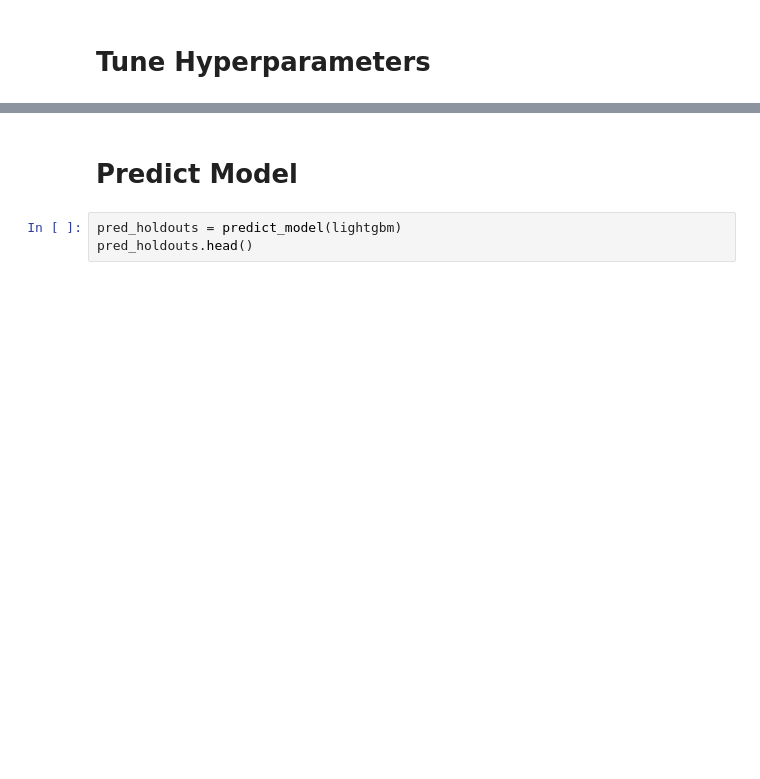
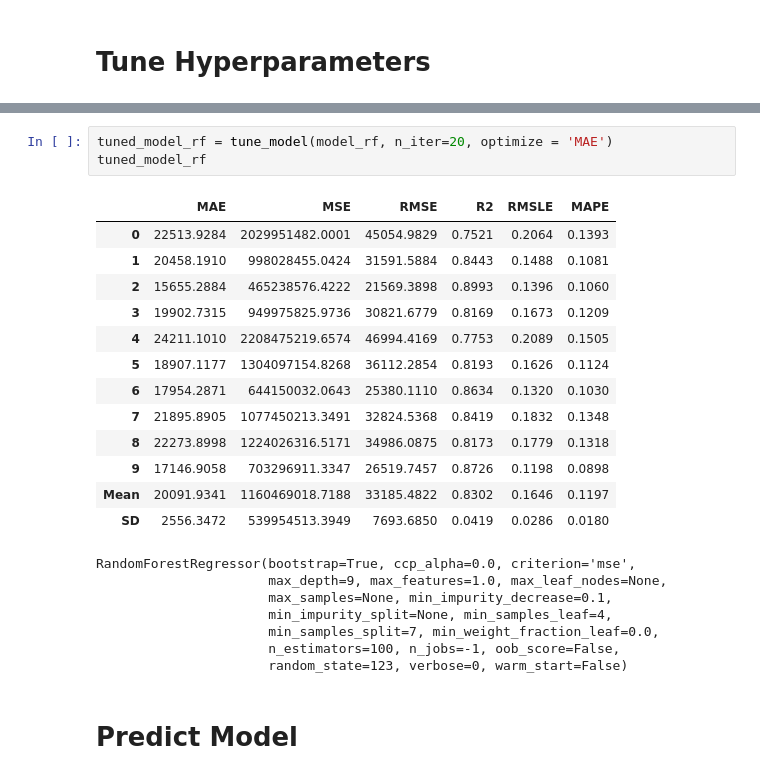
Before and after one commit to felipefiorini/HP_ART, a Jupyter notebook: notebooks/house-prices-auto-ml-pycaret.ipynb, the cells around one changed output, grey strips where cells are left out. Cells and saved outputs as stored; diff of their text form; blank space fills up the shorter version.

```diff
--- a/notebooks/house-prices-auto-ml-pycaret.ipynb
+++ b/notebooks/house-prices-auto-ml-pycaret.ipynb
@@ -50,5 +153,26 @@ best
+# %%
+tuned_model_rf = tune_model(model_rf, n_iter=20, optimize = 'MAE')
+tuned_model_rf
+# %% [output]
+|  | MAE | MSE | RMSE | R2 | RMSLE | MAPE |
+| 0 | 22513.9284 | 2029951482.0001 | 45054.9829 | 0.7521 | 0.2064 | 0.1393 |
+| 1 | 20458.1910 | 998028455.0424 | 31591.5884 | 0.8443 | 0.1488 | 0.1081 |
+| 2 | 15655.2884 | 465238576.4222 | 21569.3898 | 0.8993 | 0.1396 | 0.1060 |
+| 3 | 19902.7315 | 949975825.9736 | 30821.6779 | 0.8169 | 0.1673 | 0.1209 |
+| 4 | 24211.1010 | 2208475219.6574 | 46994.4169 | 0.7753 | 0.2089 | 0.1505 |
+| 5 | 18907.1177 | 1304097154.8268 | 36112.2854 | 0.8193 | 0.1626 | 0.1124 |
+| 6 | 17954.2871 | 644150032.0643 | 25380.1110 | 0.8634 | 0.1320 | 0.1030 |
+| 7 | 21895.8905 | 1077450213.3491 | 32824.5368 | 0.8419 | 0.1832 | 0.1348 |
+| 8 | 22273.8998 | 1224026316.5171 | 34986.0875 | 0.8173 | 0.1779 | 0.1318 |
+| 9 | 17146.9058 | 703296911.3347 | 26519.7457 | 0.8726 | 0.1198 | 0.0898 |
+| Mean | 20091.9341 | 1160469018.7188 | 33185.4822 | 0.8302 | 0.1646 | 0.1197 |
+| SD | 2556.3472 | 539954513.3949 | 7693.6850 | 0.0419 | 0.0286 | 0.0180 |
+RandomForestRegressor(bootstrap=True, ccp_alpha=0.0, criterion='mse',
+                      max_depth=9, max_features=1.0, max_leaf_nodes=None,
+                      max_samples=None, min_impurity_decrease=0.1,
+                      min_impurity_split=None, min_samples_leaf=4,
+                      min_samples_split=7, min_weight_fraction_leaf=0.0,
+                      n_estimators=100, n_jobs=-1, oob_score=False,
+                      random_state=123, verbose=0, warm_start=False)
 # %% [markdown]
 # Predict Model
-# %%
-pred_holdouts = predict_model(lightgbm)
-pred_holdouts.head()
```
Also changed, not shown: parts of 13 cells of this notebook.
